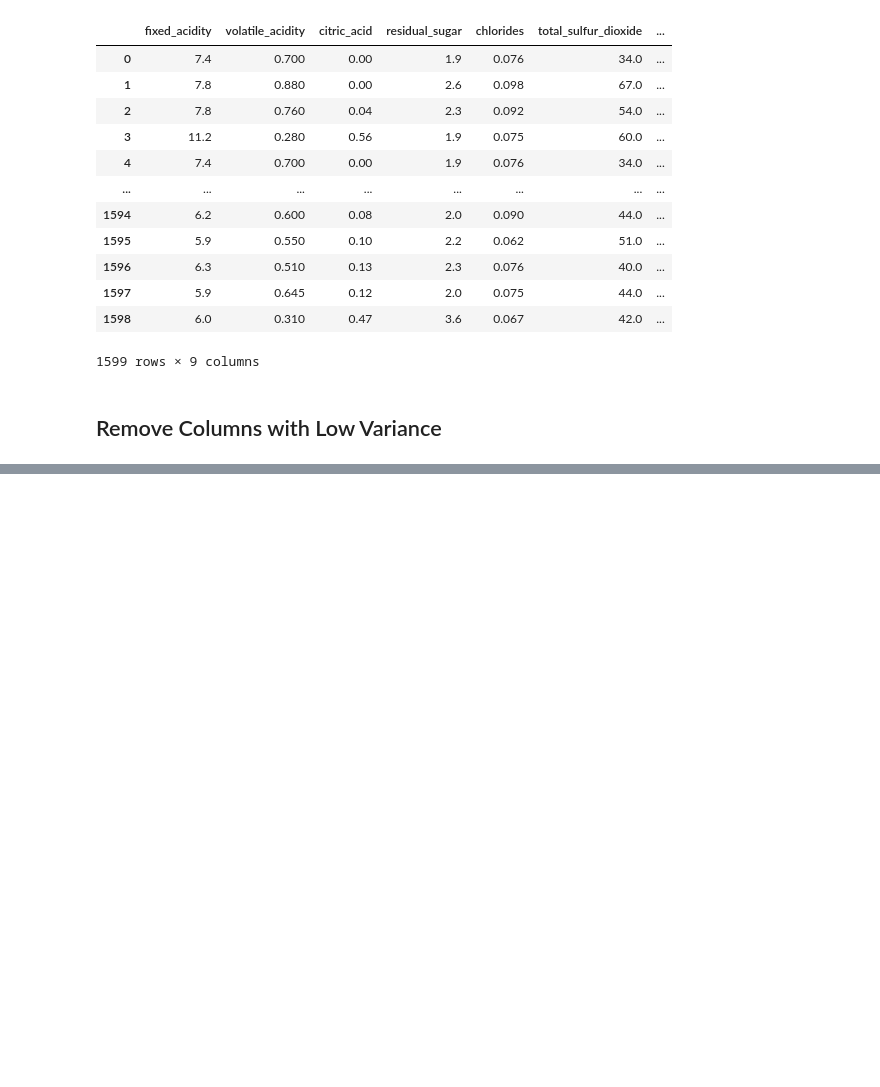
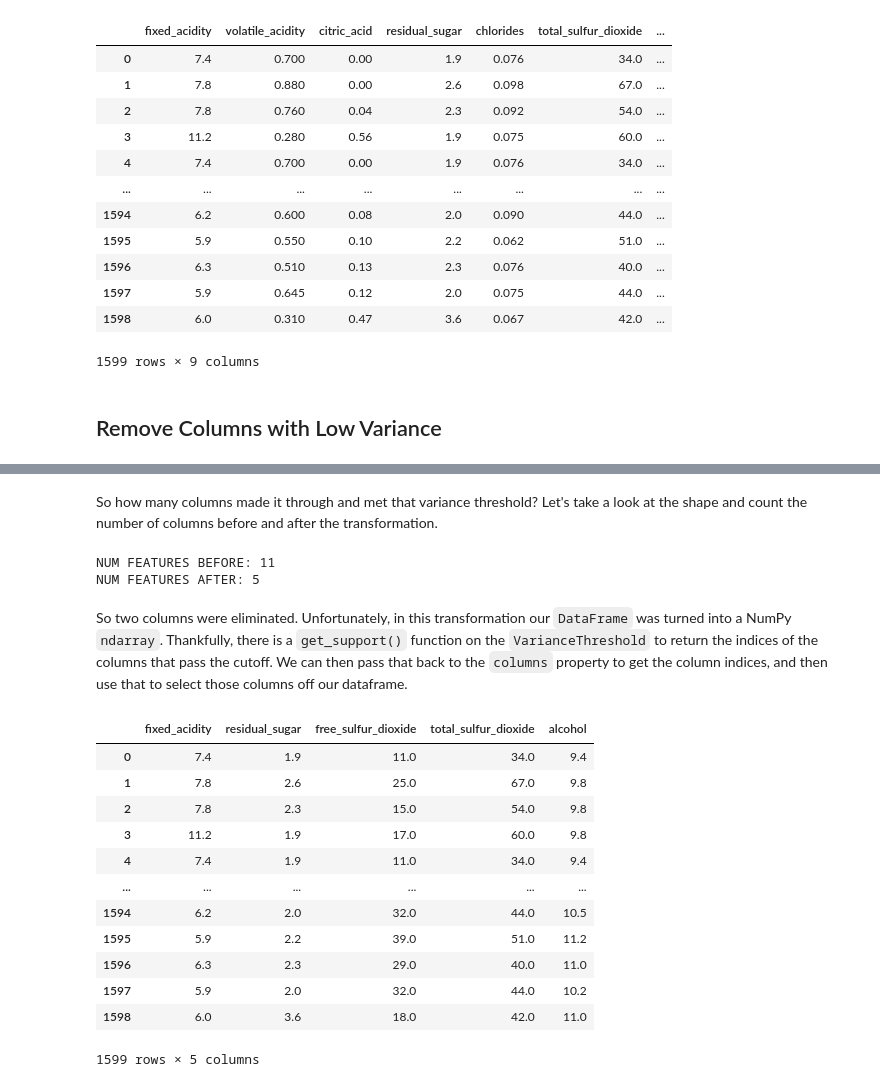
Before and after one commit to thomasnield/anaconda_data_cleaning_pandas, a Jupyter notebook: 4_removing_sparse_missing_data.ipynb, the cells around one changed output, grey strips where cells are left out. Cells and saved outputs as stored; diff of their text form; code cells hidden in the pictures; blank space fills up the shorter version.

```diff
--- a/4_removing_sparse_missing_data.ipynb
+++ b/4_removing_sparse_missing_data.ipynb
@@ -263,0 +278,4 @@ The lower the variance, the less unique values we can expect. There is a helpful
+# %%
+from sklearn.feature_selection import VarianceThreshold
+
+vt = VarianceThreshold(threshold=.05)
@@ -263,0 +284,4 @@ The lower the variance, the less unique values we can expect. There is a helpful
+# %%
+X = wine_df.iloc[:,:-1]
+X_threshold = vt.fit_transform(X)
+X_threshold
@@ -263,0 +296,26 @@ The lower the variance, the less unique values we can expect. There is a helpful
+# %% [markdown]
+So how many columns made it through and met that variance threshold? Let's take a look at the shape and count the number of columns before and after the transformation.
+# %%
+print(f"NUM FEATURES BEFORE: {X.shape[1]}")
+print(f"NUM FEATURES AFTER: {X_threshold.shape[1]}")
+# %% [output]
+NUM FEATURES BEFORE: 11
+NUM FEATURES AFTER: 5
+# %% [markdown]
+So two columns were eliminated. Unfortunately, in this transformation our `DataFrame` was turned into a NumPy `ndarray`. Thankfully, there is a `get_support()` function on the `VarianceThreshold` to return the indices of the columns that pass the cutoff. We can then pass that back to the `columns` property to get the column indices, and then use that to select those columns off our dataframe.
+# %%
+wine_df[wine_df.columns[vt.get_support(indices=True)]]
+# %% [output]
+|  | fixed_acidity | residual_sugar | free_sulfur_dioxide | total_sulfur_dioxide | alcohol |
+| 0 | 7.4 | 1.9 | 11.0 | 34.0 | 9.4 |
+| 1 | 7.8 | 2.6 | 25.0 | 67.0 | 9.8 |
+| 2 | 7.8 | 2.3 | 15.0 | 54.0 | 9.8 |
+| 3 | 11.2 | 1.9 | 17.0 | 60.0 | 9.8 |
+| 4 | 7.4 | 1.9 | 11.0 | 34.0 | 9.4 |
+| ... | ... | ... | ... | ... | ... |
+| 1594 | 6.2 | 2.0 | 32.0 | 44.0 | 10.5 |
+| 1595 | 5.9 | 2.2 | 39.0 | 51.0 | 11.2 |
+| 1596 | 6.3 | 2.3 | 29.0 | 40.0 | 11.0 |
+| 1597 | 5.9 | 2.0 | 32.0 | 44.0 | 10.2 |
+| 1598 | 6.0 | 3.6 | 18.0 | 42.0 | 11.0 |
+1599 rows × 5 columns
```
Also changed, not shown: parts of 11 cells of this notebook.
